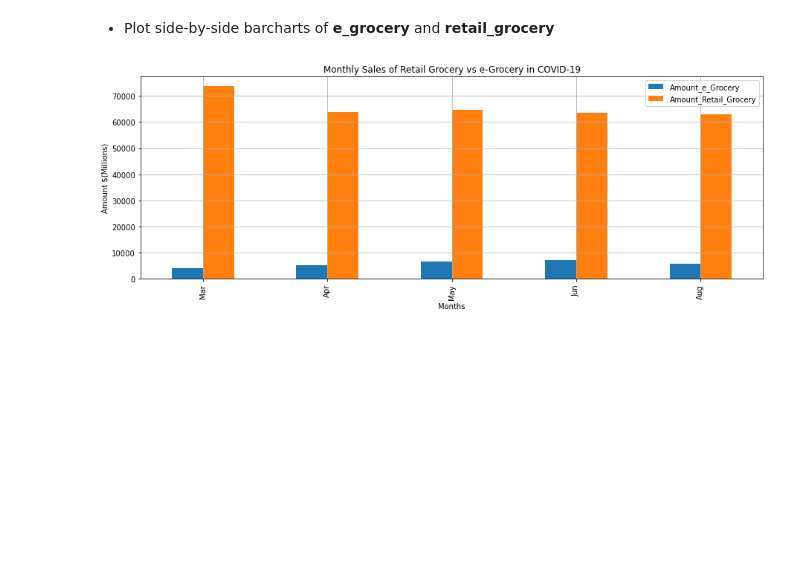
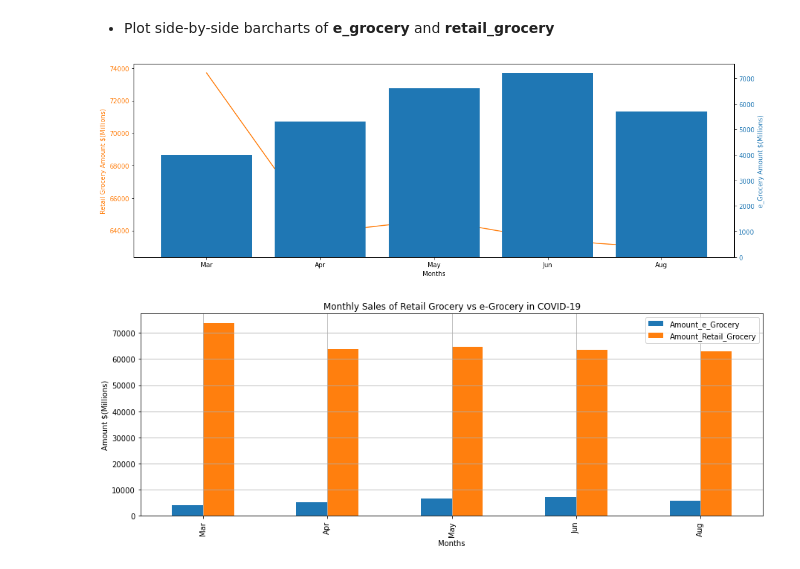
Before and after one commit to LenSin3/Conservatory-cvd19-retail, a Jupyter notebook: covid-retail.ipynb, the cells around one changed output. Cells and saved outputs as stored; diff of their text form; code cells hidden in the pictures; blank space fills up the shorter version.

Commit message:
Create bar and line chart of retail_grocery vs e_grocery

```diff
--- a/covid-retail.ipynb
+++ b/covid-retail.ipynb
@@ -727,6 +727,35 @@ merged_grocery
 | 4 | Aug | 5700 | 62905 |
 # %% [markdown]
 - Plot side-by-side barcharts of **e_grocery** and **retail_grocery**
+# %%
+plt.rcParams['figure.figsize'] = [15, 5]
+t = ['Mar', 'Apr', 'May', 'Jun', 'Aug']
+data1 = merged_grocery['Amount_Retail_Grocery']
+data2 = merged_grocery['Amount_e_Grocery']
+labels = ['Mar', 'Apr', 'May', 'Jun', 'Aug']
+fig, ax1 = plt.subplots()
+
+color = 'tab:orange'
+ax1.set_xlabel('Months')
+ax1.set_ylabel('Retail Grocery Amount $(Millions)', color=color)
+ax1.plot(t, data1, color=color)
+ax1.tick_params(axis='y', labelcolor=color)
+
+
+ax2 = ax1.twinx()
+
+color = 'tab:blue'
+ax2.set_ylabel('e_Grocery Amount $(Millions)', color=color)
+ax2.bar(t, data2, color=color)
+ax2.tick_params(axis='y', labelcolor=color)
+
+# plt.title('Sales Trend of E-Grocery vs Retail Grocery Y2020')
+fig.tight_layout()
+# plt.grid()
+# plt.savefig('retail_e_grocery_line.png')
+plt.show()
+# %% [output]
+[figure, added]
 # %%
 plt.rcParams['figure.figsize'] = [15, 5]
 ax = merged_grocery.plot.bar()
```
Also changed, not shown: parts of 1 cell of this notebook.
